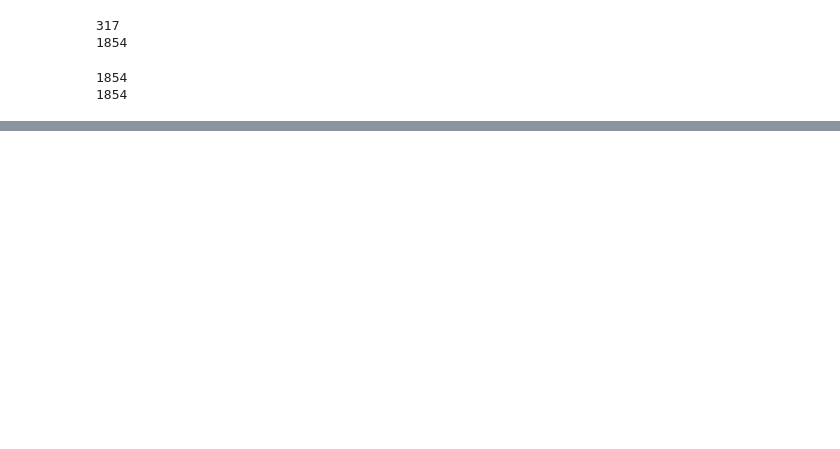
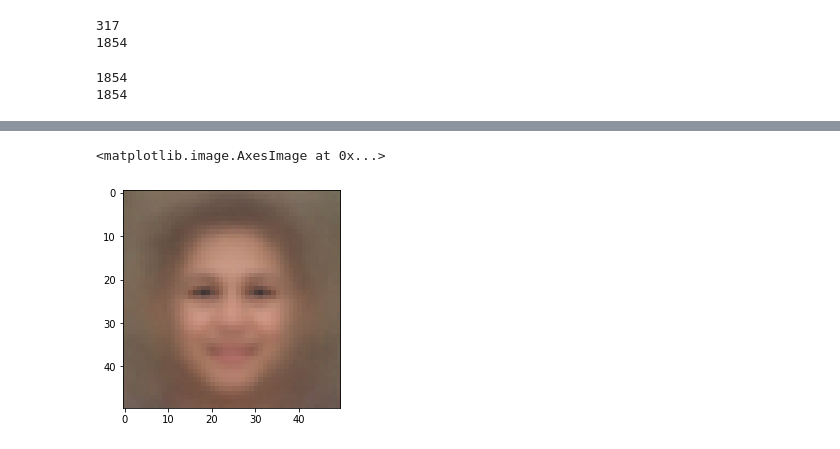
Before and after one commit to mf11y/Face-Mask-Detection, a Jupyter notebook: Extract-Resize-Train-Test-Split.ipynb, the cells around one changed output, grey strips where cells are left out. Cells and saved outputs as stored; diff of their text form; code cells hidden in the pictures; blank space fills up the shorter version.

```diff
--- a/Extract-Resize-Train-Test-Split.ipynb
+++ b/Extract-Resize-Train-Test-Split.ipynb
@@ -105,0 +149,8 @@ for f in val_wo_mask_files:
+# %%
+wo_mask = np.array([np.array(load_img(f)) for f in wo_mask_pics])
+avg_wo_mask = np.median(wo_mask, axis = 0)
+avg_wo_mask = avg_wo_mask.reshape((50,50,3))
+plt.imshow(avg_wo_mask.astype('uint8'))
+# %% [output]
+<matplotlib.image.AxesImage at 0x...>
+[figure, added]
```
Also changed, not shown: parts of 8 cells of this notebook.
